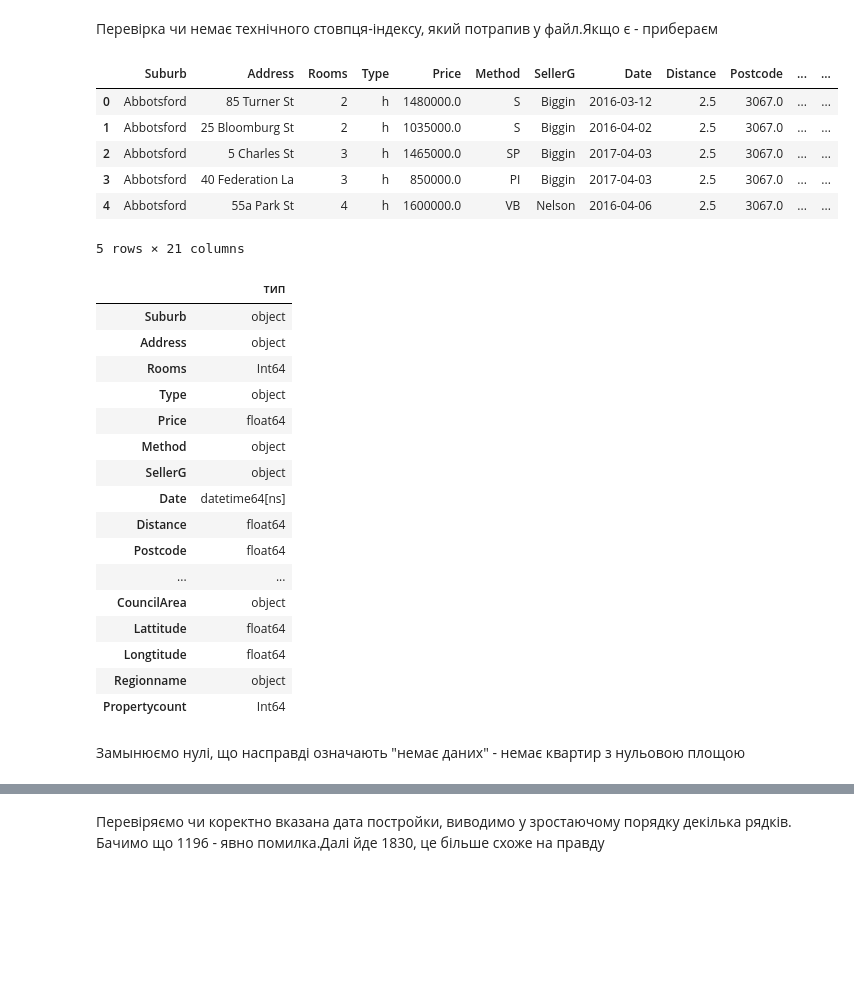
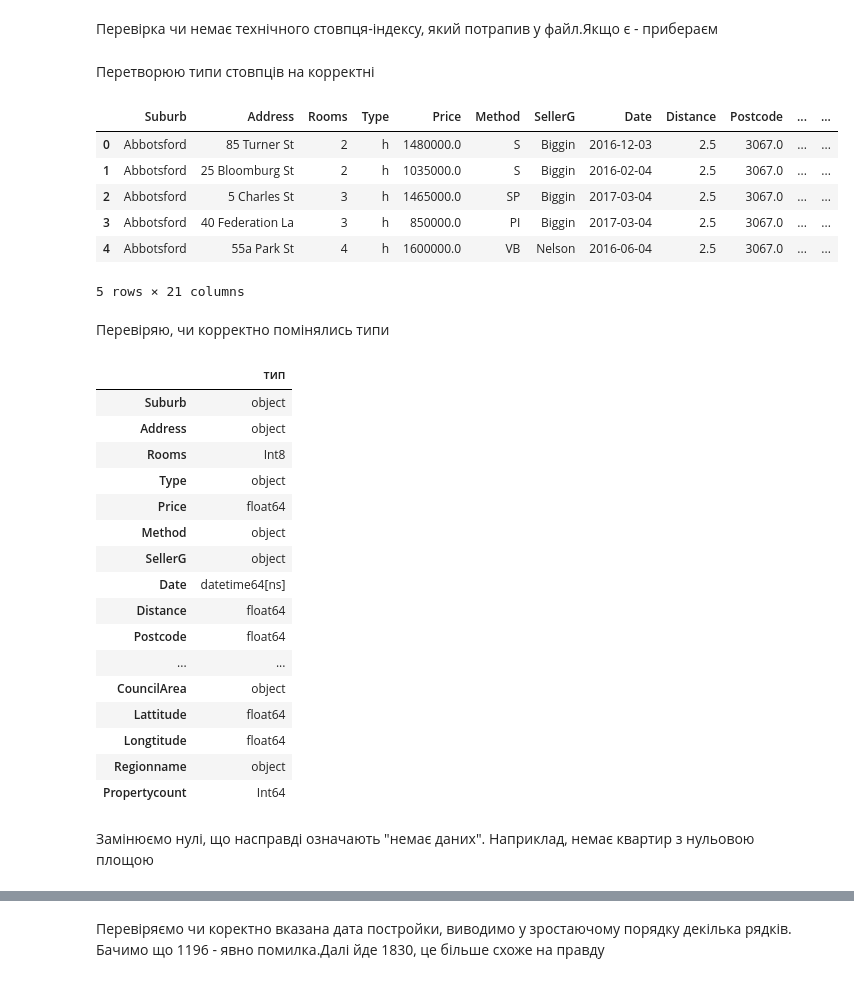
Before and after one commit to Alister44/Melbourne_Housing, a Jupyter notebook: notebooks/solution_easy.ipynb, the cells around one changed output, grey strips where cells are left out. Drawn from its saved outputs; the diff is of its cells as text; code cells hidden in the pictures; blank space fills up the shorter version.

```diff
--- a/notebooks/solution_easy.ipynb
+++ b/notebooks/solution_easy.ipynb
@@ -118,23 +118,27 @@ clean = df.copy()
 if 'Unnamed: 0' in clean.columns:
   clean = clean.drop(columns=['Unnamed: 0'])
   print('Column with index - deleted')
+# %% [markdown]
+Перетворюю типи стовпців на корректні
 # %%
-df['Date'] = pd.to_datetime(df['Date'],errors='coerce')
-df['YearBuilt'] = df['YearBuilt'].astype('Int64')
-df['Rooms'] = df['Rooms'].astype('Int64')
-df['Bedroom2'] = df['Bedroom2'].astype('Int64')
-df['Bathroom'] = df['Bathroom'].astype('Int64')
-df['Car'] = df['Car'].astype('Int64')
+df['Date'] = pd.to_datetime(df['Date'],errors='coerce', dayfirst=True)
+df['YearBuilt'] = df['YearBuilt'].astype('Int32')
+df['Rooms'] = df['Rooms'].astype('Int8')
+df['Bedroom2'] = df['Bedroom2'].astype('Int8')
+df['Bathroom'] = df['Bathroom'].astype('Int8')
+df['Car'] = df['Car'].astype('Int8')
 df['Propertycount'] = df['Propertycount'].astype('Int64')
 df.head()
 # %% [output]
 |  | Suburb | Address | Rooms | Type | Price | Method | SellerG | Date | Distance | Postcode | ... | ... |
-| 0 | Abbotsford | 85 Turner St | 2 | h | 1480000.0 | S | Biggin | 2016-03-12 | 2.5 | 3067.0 | ... | ... |
-| 1 | Abbotsford | 25 Bloomburg St | 2 | h | 1035000.0 | S | Biggin | 2016-04-02 | 2.5 | 3067.0 | ... | ... |
-| 2 | Abbotsford | 5 Charles St | 3 | h | 1465000.0 | SP | Biggin | 2017-04-03 | 2.5 | 3067.0 | ... | ... |
-| 3 | Abbotsford | 40 Federation La | 3 | h | 850000.0 | PI | Biggin | 2017-04-03 | 2.5 | 3067.0 | ... | ... |
-| 4 | Abbotsford | 55a Park St | 4 | h | 1600000.0 | VB | Nelson | 2016-04-06 | 2.5 | 3067.0 | ... | ... |
+| 0 | Abbotsford | 85 Turner St | 2 | h | 1480000.0 | S | Biggin | 2016-12-03 | 2.5 | 3067.0 | ... | ... |
+| 1 | Abbotsford | 25 Bloomburg St | 2 | h | 1035000.0 | S | Biggin | 2016-02-04 | 2.5 | 3067.0 | ... | ... |
+| 2 | Abbotsford | 5 Charles St | 3 | h | 1465000.0 | SP | Biggin | 2017-03-04 | 2.5 | 3067.0 | ... | ... |
+| 3 | Abbotsford | 40 Federation La | 3 | h | 850000.0 | PI | Biggin | 2017-03-04 | 2.5 | 3067.0 | ... | ... |
+| 4 | Abbotsford | 55a Park St | 4 | h | 1600000.0 | VB | Nelson | 2016-06-04 | 2.5 | 3067.0 | ... | ... |
 5 rows × 21 columns
+# %% [markdown]
+Перевіряю, чи корректно помінялись типи
 # %%
 info_col = pd.DataFrame({
     "тип": df.dtypes.astype(str)
@@ -144,7 +148,7 @@ info_col
 |  | тип |
 | Suburb | object |
 | Address | object |
-| Rooms | Int64 |
+| Rooms | Int8 |
 | Type | object |
 | Price | float64 |
 | Method | object |
@@ -159,4 +163,4 @@ info_col
 | Regionname | object |
 | Propertycount | Int64 |
 # %% [markdown]
-Замынюємо нулі, що насправді означають "немає даних" - немає квартир з нульовою площою
+Замінюємо нулі, що насправді означають "немає даних". Наприклад, немає квартир з нульовою площою
```
Also changed, not shown: parts of 20 cells of this notebook.
